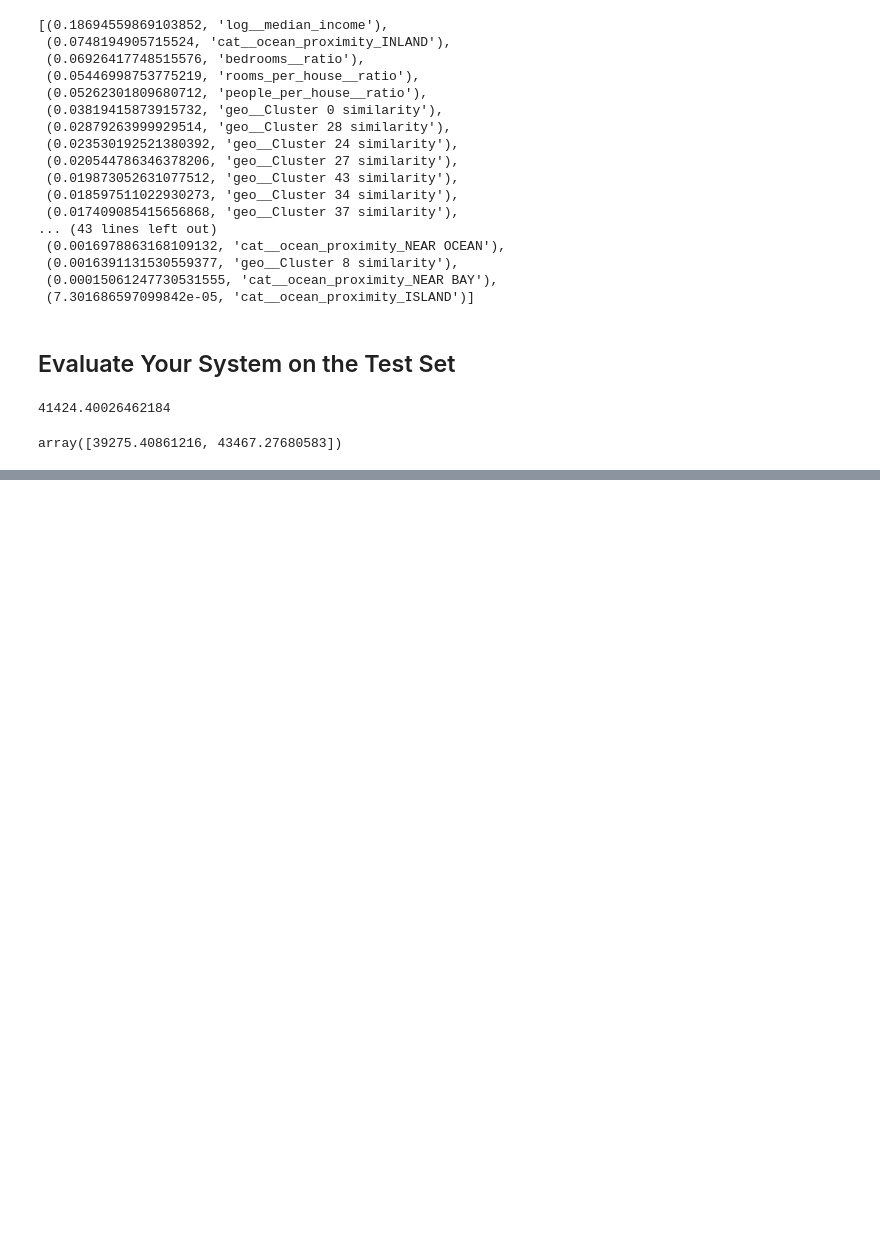
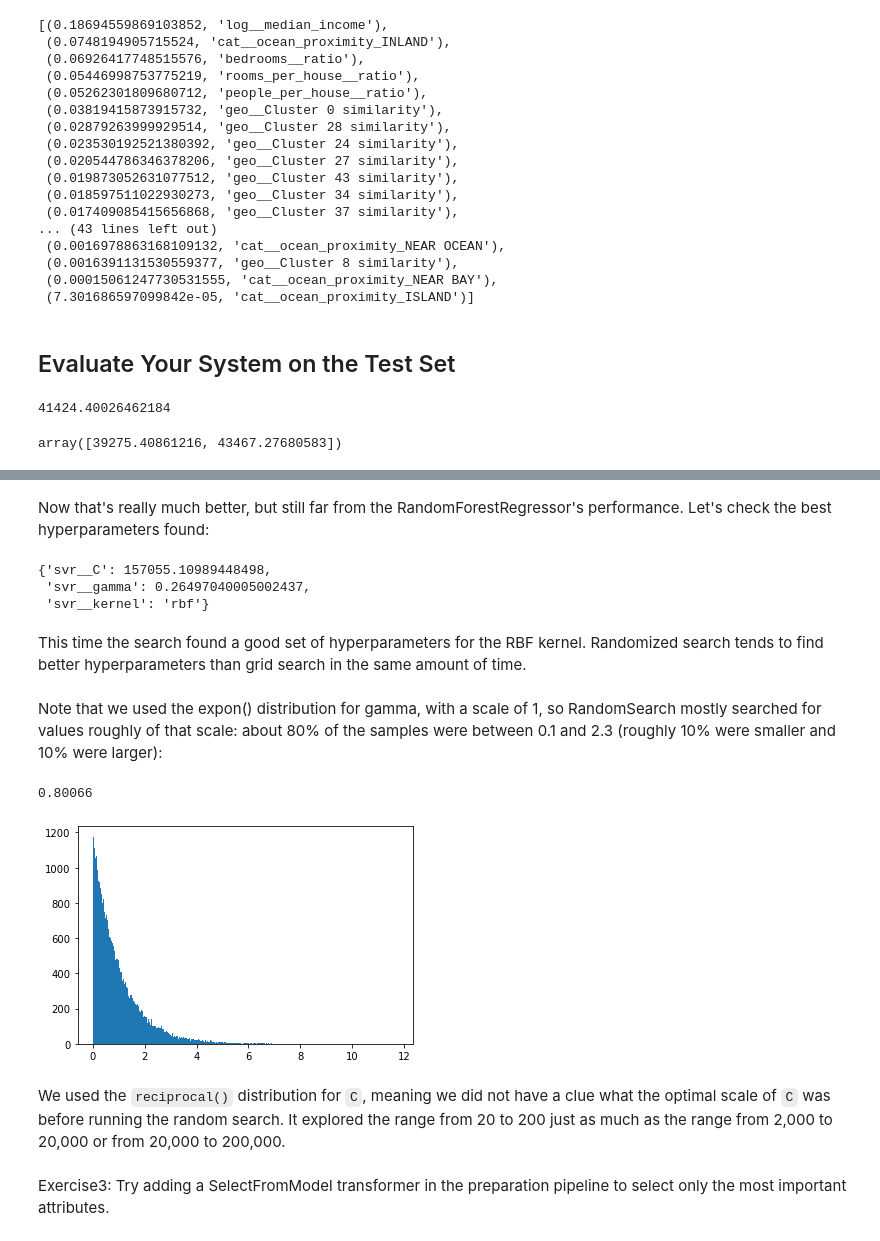
Before and after one commit to JPL-JUNO/Hands-on-Machine-Learning-HOML, a Jupyter notebook: codes/chpt02_End_to_End_Machine_Learning_Project.ipynb, the cells around one changed output, grey strips where cells are left out. Saved outputs shown, nothing was run; the diff lists cells and outputs as text; code cells hidden in the pictures; blank space fills up the shorter version.

```diff
--- a/codes/chpt02_End_to_End_Machine_Learning_Project.ipynb
+++ b/codes/chpt02_End_to_End_Machine_Learning_Project.ipynb
@@ -1211,0 +1363,29 @@ array([39275.40861216, 43467.27680583])
+# %% [markdown]
+Now that's really much better, but still far from the RandomForestRegressor's performance. Let's check the best hyperparameters found:
+# %%
+rnd_search.best_params_
+# %% [output]
+{'svr__C': 157055.10989448498,
+ 'svr__gamma': 0.26497040005002437,
+ 'svr__kernel': 'rbf'}
+# %% [markdown]
+This time the search found a good set of hyperparameters for the RBF kernel. Randomized search tends to find better hyperparameters than grid search in the same amount of time.
+# %% [markdown]
+Note that we used the expon() distribution for gamma, with a scale of 1, so RandomSearch mostly searched for values roughly of that scale: about 80% of the samples were between 0.1 and 2.3 (roughly 10% were smaller and 10% were larger):
+# %%
+np.random.seed(42)
+
+s = expon(scale=1).rvs(100_000)
+
+((s > .105) & (s < 2.29)).sum() / len(s)
+# %% [output]
+0.80066
+# %%
+plt.hist(s, bins=1000)
+plt.show()
+# %% [output]
+[figure, added]
+# %% [markdown]
+We used the `reciprocal()` distribution for `C`, meaning we did not have a clue what the optimal scale of `C` was before running the random search. It explored the range from 20 to 200 just as much as the range from 2,000 to 20,000 or from 20,000 to 200,000.
+# %% [markdown]
+Exercise3: Try adding a SelectFromModel transformer in the preparation pipeline to select only the most important attributes.
```
Also changed, not shown: parts of 40 cells of this notebook, 2 other files.
